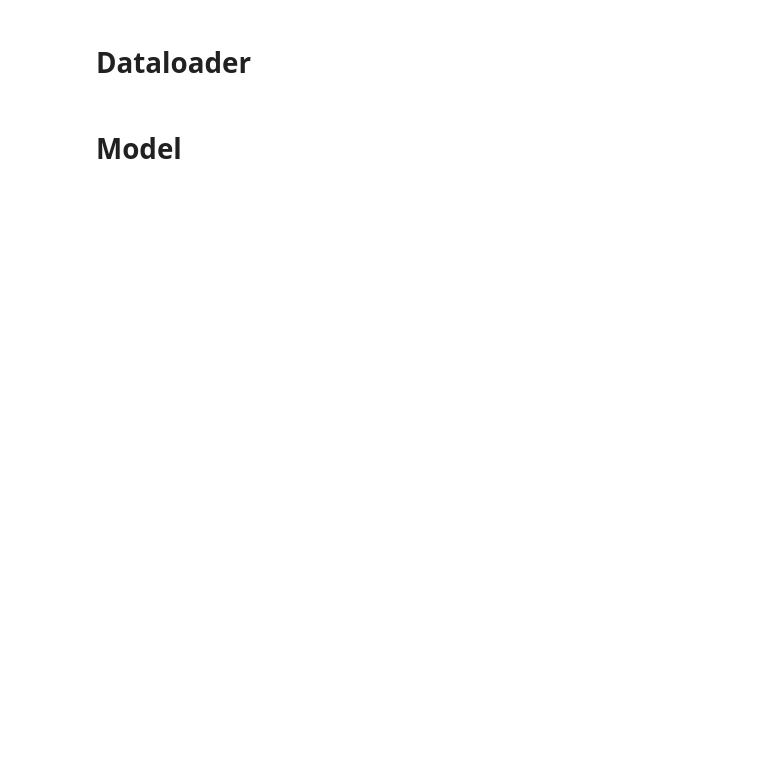
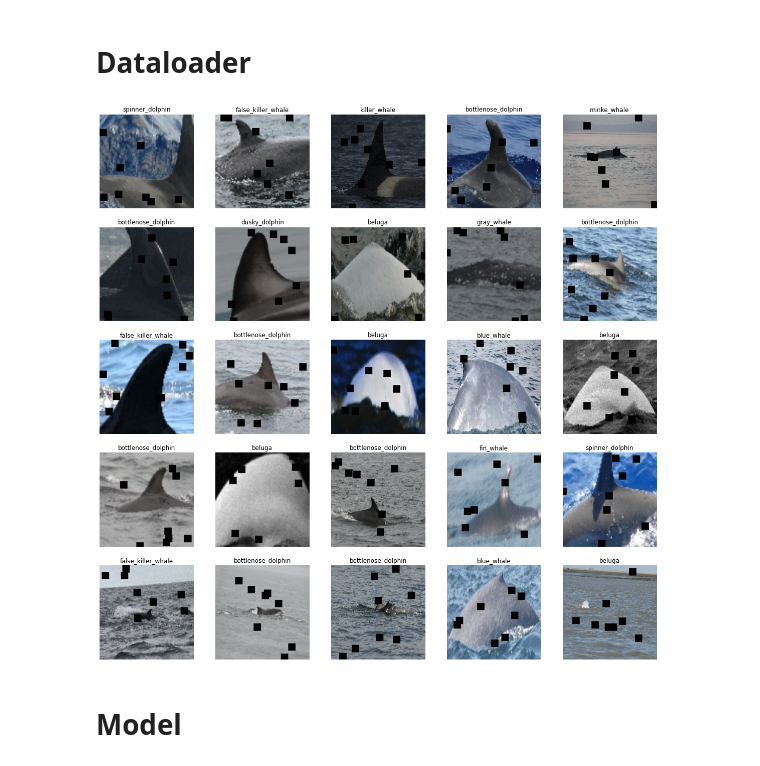
Before and after one commit to ayulockin/happywhale_kaggle, a Jupyter notebook: train.ipynb, the cells around one changed output. Cells and saved outputs as stored; diff of their text form; code cells hidden in the pictures; blank space fills up the shorter version.

Commit message:
arcface + augmentation addition

```diff
--- a/train.ipynb
+++ b/train.ipynb
@@ -32,6 +34,8 @@ from callbacks import GetCallbacks
 # %%
-args = get_config()
-DEBUG = False
+args = get_train_config()
 
-print(args)
+random_id = id_generator(size=8)
+args.exp_id = random_id
+
+pp.pprint(vars(args))
 # %% [output]
@@ -48,3 +59,5 @@ AGBSEVK8
+# %%
+DEBUG = True
 # %% [markdown]
 # Prepare Dataset
 # %%
@@ -64,20 +77,26 @@ Num Labels: 26
 # %%
 # Sanity check
 if DEBUG:
     # Get Split
     train_df = df[df.fold != 0]
     valid_df = df[df.fold == 0]
 
     # Get train and validation loaders
     dataset = GetDataloader(args)
-    trainloader = dataset.dataloader(train_df)
-    validloader = dataset.dataloader(valid_df)
+    trainloader = dataset.dataloader(train_df, data_type='train')
+    validloader = dataset.dataloader(valid_df, data_type='valid')
 
     # Display a batch
-    sample_imgs, sample_labels = next(iter(trainloader))
+    if args.use_arcface:
+        sample_inputs, sample_labels = next(iter(trainloader))
+        sample_imgs, sample_labels = sample_inputs['img_input'], sample_inputs['label_input']
+    else:
+        sample_imgs, sample_labels = next(iter(trainloader))
 
     show_batch = ShowBatch(args)
     show_batch.show_batch(sample_imgs, sample_labels)
+# %% [output]
+[figure, added]
 # %% [markdown]
 # Model
 # %%
```
Also changed, not shown: parts of 9 cells of this notebook, 5 other files.
